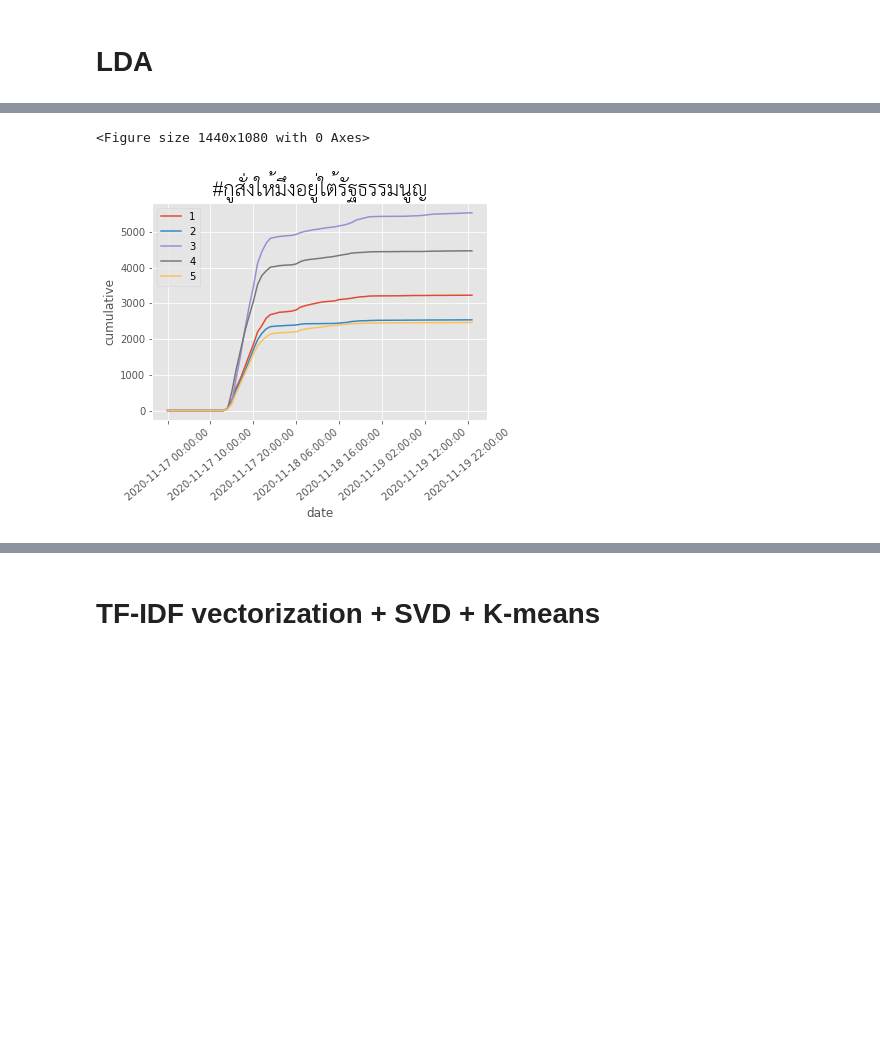
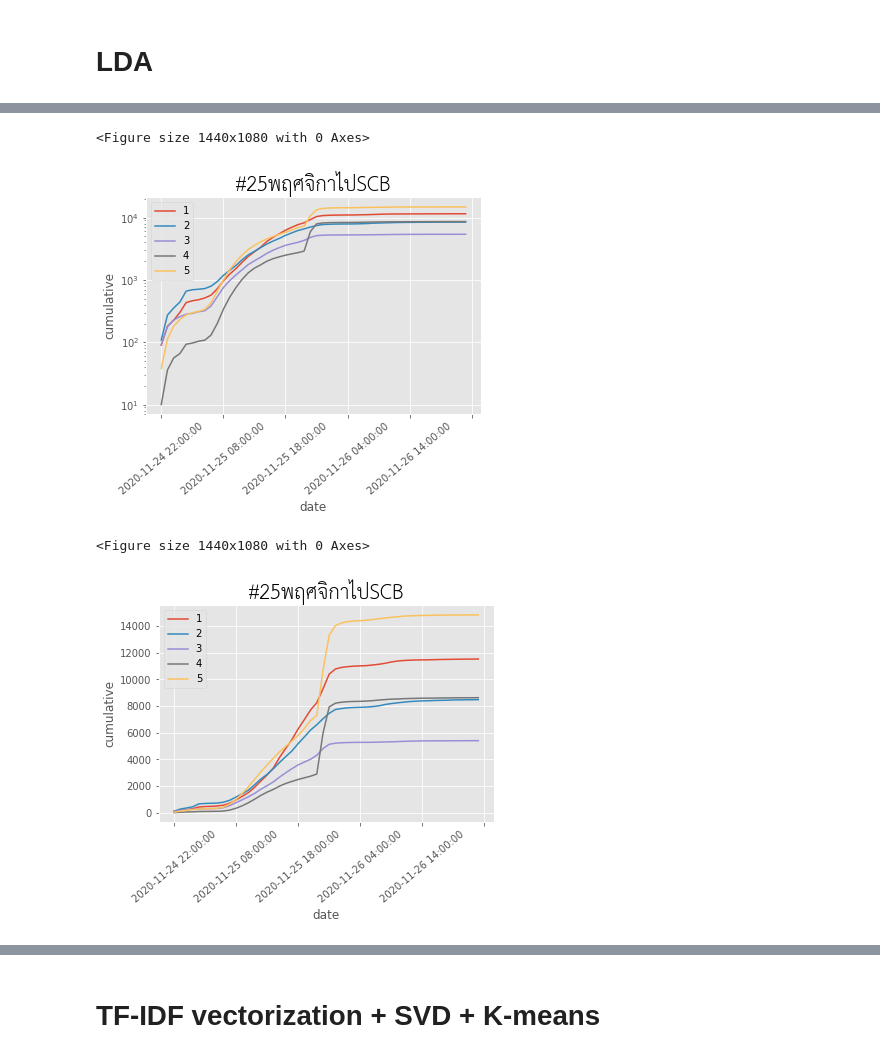
Before and after one commit to nozomiyamada/twitter_analysis, a Jupyter notebook: topicmodel.ipynb, the cells around one changed output, grey strips where cells are left out. Saved outputs shown, nothing was run; the diff lists cells and outputs as text; code cells hidden in the pictures; blank space fills up the shorter version.

```diff
--- a/topicmodel.ipynb
+++ b/topicmodel.ipynb
@@ -86,0 +78,16 @@ avg words 8.49
+# %%
+i = 5
+
+hashtag = jsons[i].split('/')[1].split('.json')[0]
+df = pd.read_json(jsons[i], lines=True)
+
+### define duration ###
+df = df[(df.date >= '2020-11-24') & (df.date <= '2020-11-26')]
+df = df.reset_index()
+
+### tokenize ###
+df['tokens'] = df.tweet.apply(lambda x: tokenize(x, hashtag))
+
+### print data ###
+print('tweets', len(df))
+print('avg words', df.tokens.apply(len).mean().round(3))
@@ -237,21 +250,37 @@ for i, row in result_df[['tweet','topic',0,1,2,3,4]].iterrows():
 # %%
 ### plot topic time series ###
 
 fig = plt.figure(figsize=(20,15))
 
-tempdf = timerange(df[df.date < '2020-11-20'])
+tempdf = timerange(df[df.date <= '2020-11-27'])
+for t in range(5):
+    tempdf[t+1] = tempdf.date.apply(lambda x: sum((result_df.date <= x) & (result_df.topic==t)))
+
+tempdf.plot(x='date')
+plt.title(hashtag, fontproperties=fp, fontsize=30)
+plt.legend()
+plt.ylabel('cumulative')
+plt.xticks(rotation=40)
+plt.yscale('log')
+plt.show()
+
+fig = plt.figure(figsize=(20,15))
+
+tempdf = timerange(df[df.date <= '2020-11-27'])
 for t in range(5):
     tempdf[t+1] = tempdf.date.apply(lambda x: sum((result_df.date <= x) & (result_df.topic==t)))
 
 tempdf.plot(x='date')
 plt.title(hashtag, fontproperties=fp, fontsize=30)
 plt.legend()
 plt.ylabel('cumulative')
 plt.xticks(rotation=40)
 plt.show()
 # %% [output]
 <Figure size 1440x1080 with 0 Axes>
-[figure, old version]
+[figure, new version]
+<Figure size 1440x1080 with 0 Axes>
+[figure, added]
 # %%
 ### print frequent user ###
 
```
Also changed, not shown: parts of 10 cells of this notebook, 2 other files.
